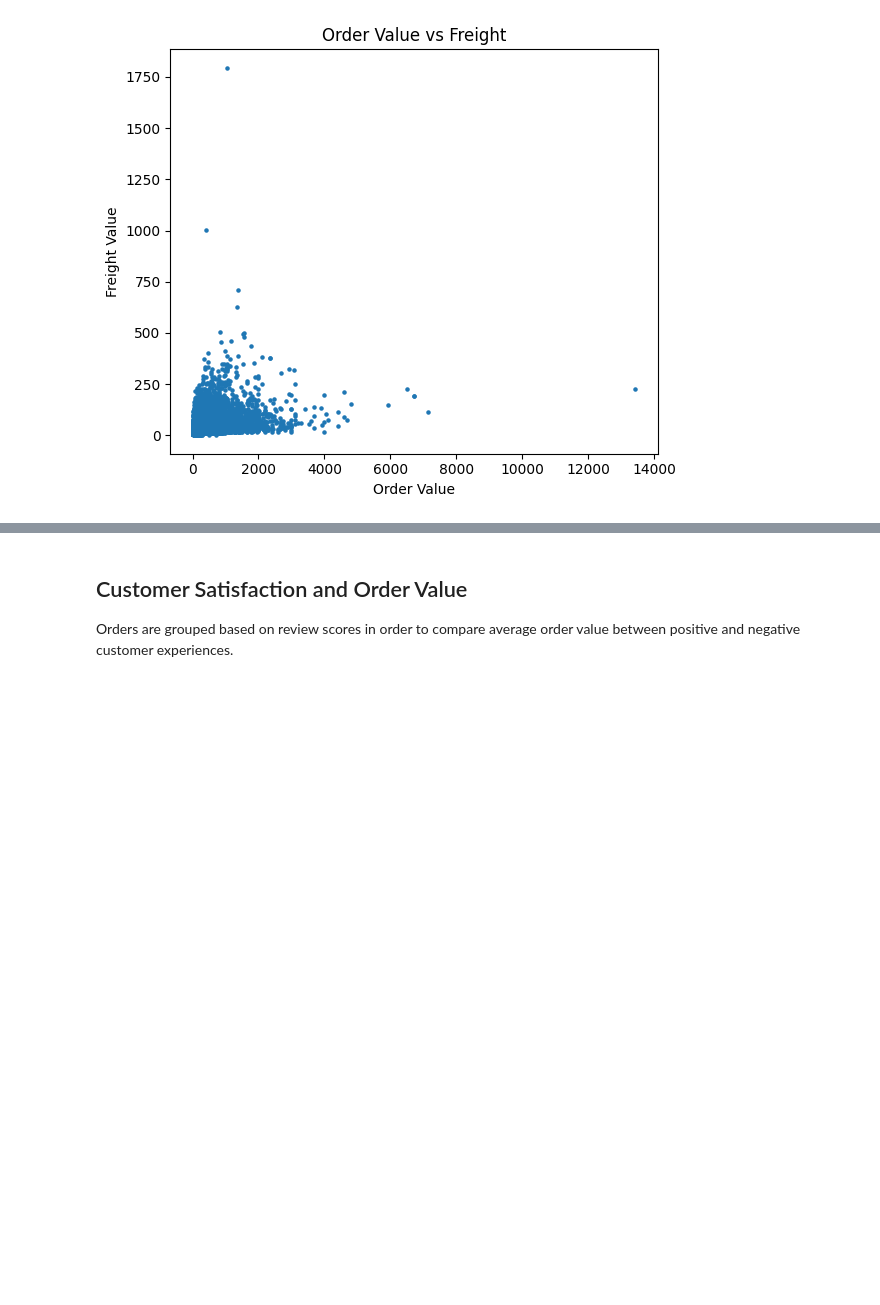
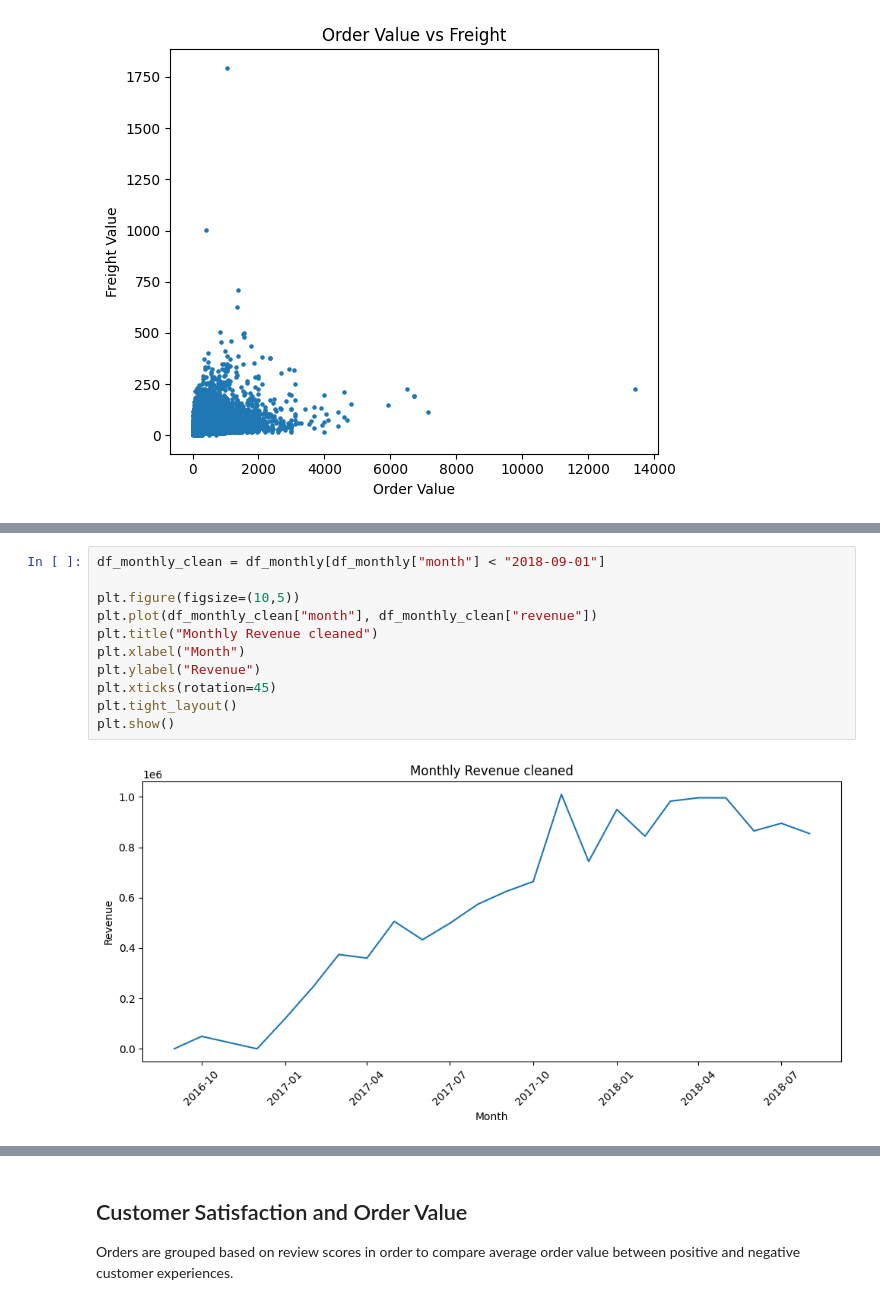
Before and after one commit to jchav01/sales_analysis, a Jupyter notebook: notebook/analysis.ipynb, the cells around one changed output, grey strips where cells are left out. Drawn from its saved outputs; the diff is of its cells as text; blank space fills up the shorter version.

```diff
--- a/notebook/analysis.ipynb
+++ b/notebook/analysis.ipynb
@@ -276,0 +285,13 @@ plt.show()
+# %%
+df_monthly_clean = df_monthly[df_monthly["month"] < "2018-09-01"]
+
+plt.figure(figsize=(10,5))
+plt.plot(df_monthly_clean["month"], df_monthly_clean["revenue"])
+plt.title("Monthly Revenue cleaned")
+plt.xlabel("Month")
+plt.ylabel("Revenue")
+plt.xticks(rotation=45)
+plt.tight_layout()
+plt.show()
+# %% [output]
+[figure, added]
```
Also changed, not shown: parts of 3 cells of this notebook.
